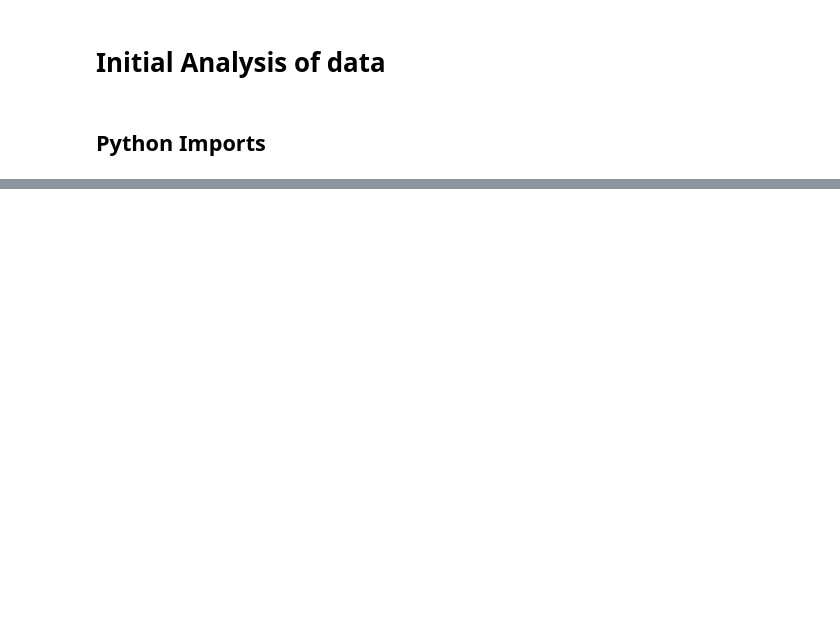
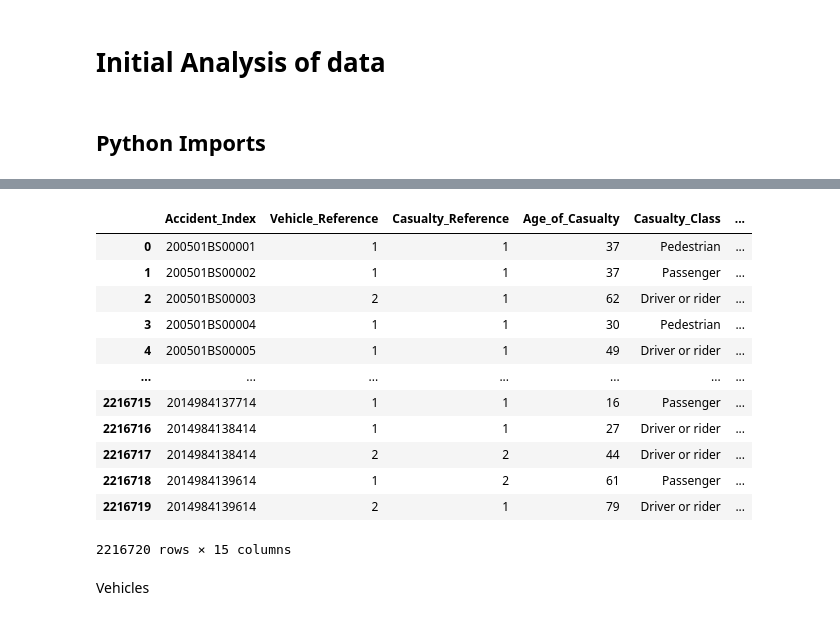
Before and after one commit to jojopirker/sdcProject, a Jupyter notebook: notebooks/1_Inital_Analysis.ipynb, the cells around one changed output, grey strips where cells are left out. Cells and saved outputs as stored; diff of their text form; code cells hidden in the pictures; blank space fills up the shorter version.

```diff
--- a/notebooks/1_Inital_Analysis.ipynb
+++ b/notebooks/1_Inital_Analysis.ipynb
@@ -53,0 +206,33 @@ Index(['Accident_Index', 'Vehicle_Reference', 'Vehicle_Type',
+# %%
+casualties_full = casualties.copy()
+
+for name in ['Casualty_Class',
+ 'Sex_of_Casualty',
+ 'Age_Band_of_Casualty',
+ 'Casualty_Severity',
+ 'Pedestrian_Location',
+ 'Pedestrian_Movement',
+ 'Car_Passenger',
+ 'Bus_or_Coach_Passenger',
+ 'Pedestrian_Road_Maintenance_Worker',
+ 'Casualty_Type',
+ 'Casualty_Home_Area_Type']:
+    casualties_full = read_and_join_description(casualties_full, name)
+# %%
+casualties_full
+# %% [output]
+|  | Accident_Index | Vehicle_Reference | Casualty_Reference | Age_of_Casualty | Casualty_Class | ... |
+| 0 | 200501BS00001 | 1 | 1 | 37 | Pedestrian | ... |
+| 1 | 200501BS00002 | 1 | 1 | 37 | Passenger | ... |
+| 2 | 200501BS00003 | 2 | 1 | 62 | Driver or rider | ... |
+| 3 | 200501BS00004 | 1 | 1 | 30 | Pedestrian | ... |
+| 4 | 200501BS00005 | 1 | 1 | 49 | Driver or rider | ... |
+| ... | ... | ... | ... | ... | ... | ... |
+| 2216715 | 2014984137714 | 1 | 1 | 16 | Passenger | ... |
+| 2216716 | 2014984138414 | 1 | 1 | 27 | Driver or rider | ... |
+| 2216717 | 2014984138414 | 2 | 2 | 44 | Driver or rider | ... |
+| 2216718 | 2014984139614 | 1 | 2 | 61 | Passenger | ... |
+| 2216719 | 2014984139614 | 2 | 1 | 79 | Driver or rider | ... |
+2216720 rows × 15 columns
+# %% [markdown]
+Vehicles
```
Also changed, not shown: parts of 19 cells of this notebook, 1 other file.
